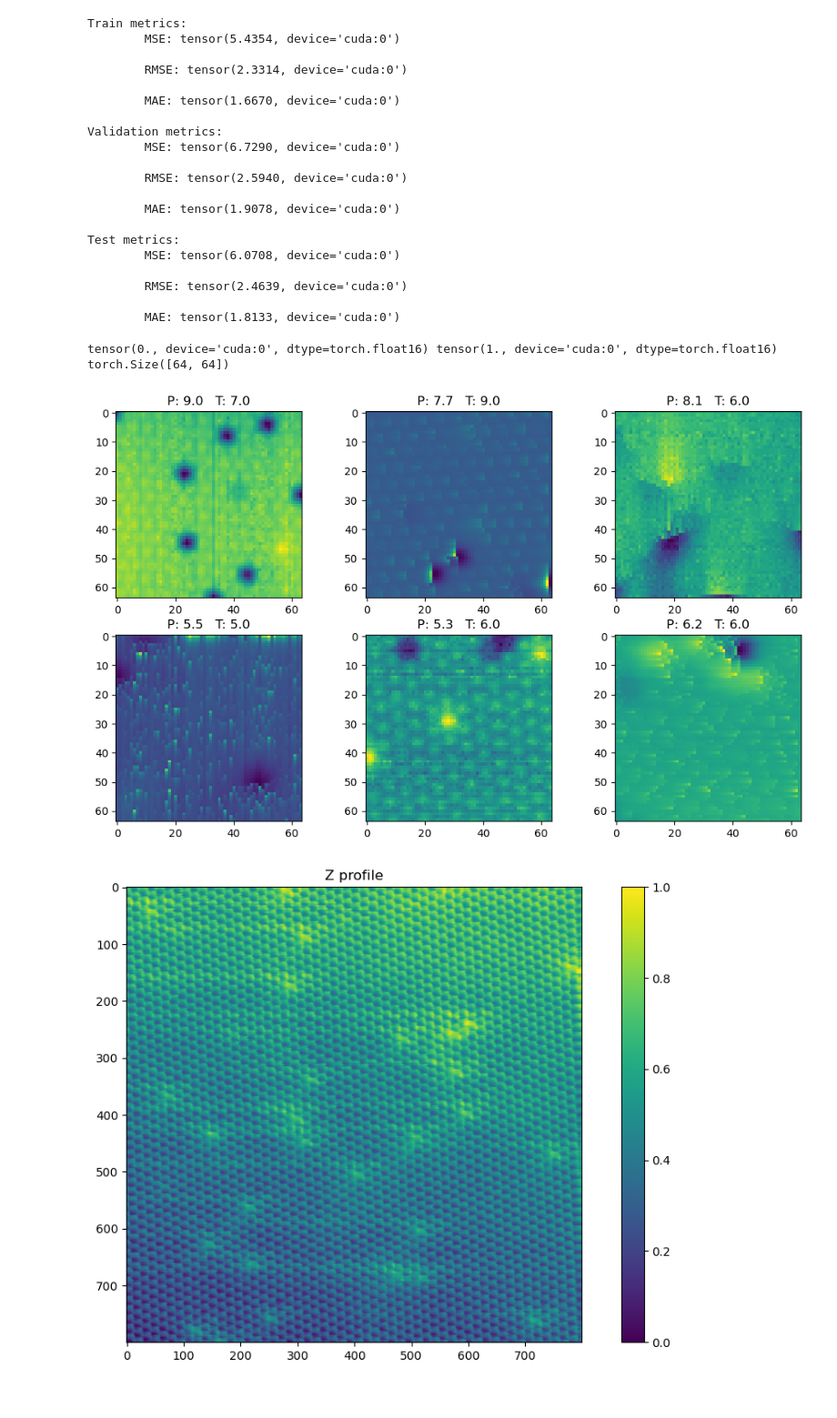
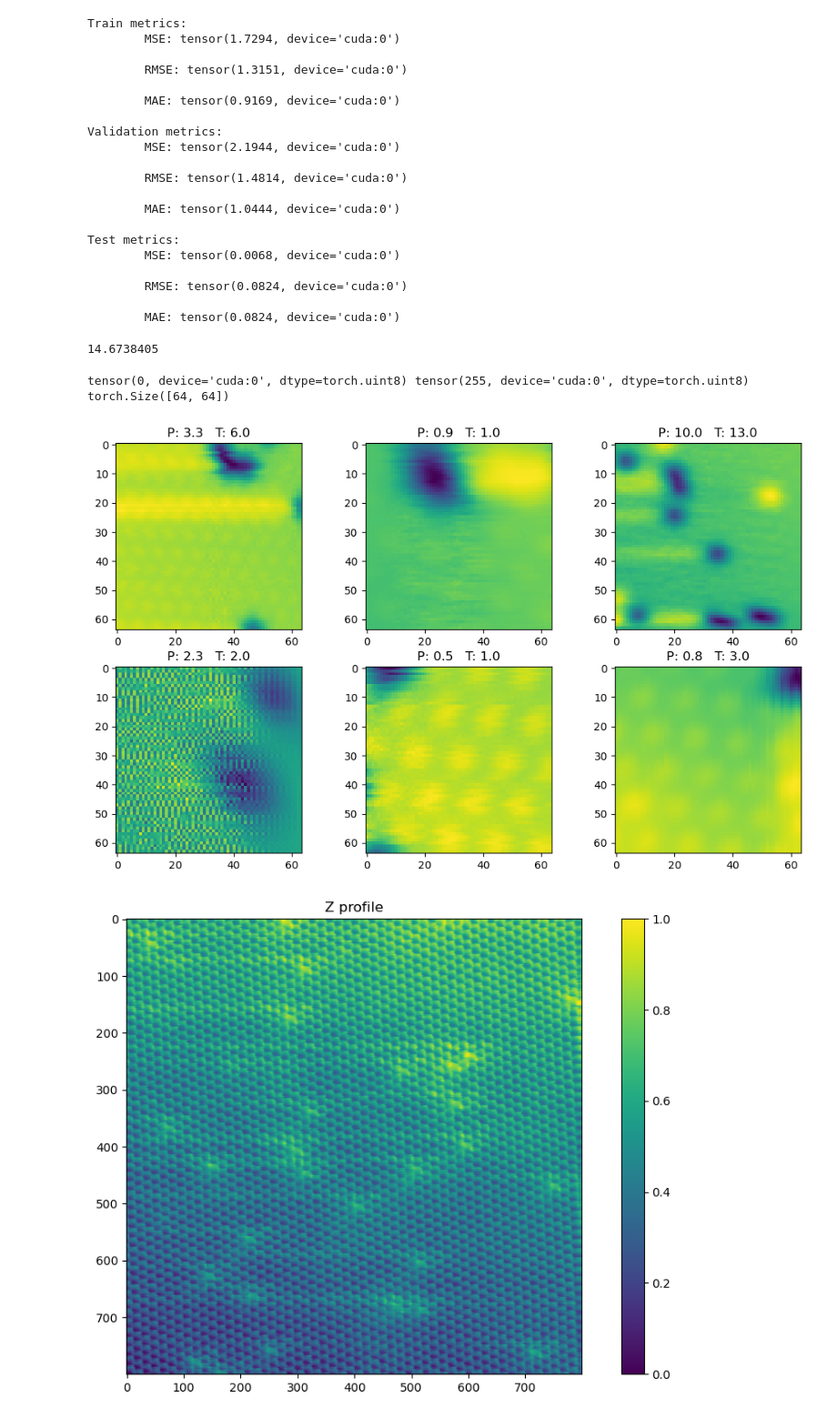
Before and after one commit to luzny274/Synthetic-STM-Imaging, a Jupyter notebook: Machine Learning/ResNet.ipynb, the cells around one changed output. Shown: that part at 91% size. Saved outputs shown, nothing was run; the diff lists cells and outputs as text; code cells hidden in the pictures.

```diff
--- a/Machine Learning/ResNet.ipynb
+++ b/Machine Learning/ResNet.ipynb
@@ -2,6 +2,7 @@
 
 import ctypes
 ctypes.CDLL("libiomp5md.dll", mode=ctypes.RTLD_GLOBAL)
+
 import torch
 import torchvision
 import torch.nn as nn
@@ -9,16 +10,36 @@ import torch.nn.functional as F
 import torch.optim as optim
 import torch.optim.lr_scheduler as lr_scheduler
 
-import numpy as np
 import copy
 import time
 
 import pytorch_utils
 import dataset_utils
 
+import numpy as np
+
+def one_hot(arr, n_classes):
+    encoded = np.zeros((arr.shape[0], n_classes))
+    encoded[np.arange(arr.shape[0]), arr.astype(int)] = 1
+    return encoded
+
+print("Loading npz dataset file...")
+npz_file = np.load("WSe2_dataset.npz", allow_pickle = True)
+X  = npz_file["X"]
+Y1 = npz_file["Y1"]
+Y2 = npz_file["Y2"]
+Y2 = Y2[:, :, :, :2]
+Y3 = npz_file["Y3"]
+
+print(X.shape, Y1.shape, Y2.shape, Y3.shape)
+print(X.dtype, Y1.dtype, Y2.dtype, Y3.dtype)
+
+Y1 = Y1.astype(np.float32)
+print(Y1.dtype)
+
 print("\nInitializing PyTorch...")
-utils = pytorch_utils.Utils(dataset_utils.MyDataset, 0.8, 0.15, 0.05)
-utils.dataset.select_target("count")
+dataset = dataset_utils.MyDataset(0.9, 0.10, 0.00, X, Y1, True)
+utils = pytorch_utils.Utils(dataset, True)
 
 input_size  = utils.dataset.X.shape[1] * utils.dataset.X.shape[2]
 output_size = utils.dataset.Y.shape[1]
@@ -132,8 +189,8 @@ class ResNet(nn.Module):
 # %%
 params = {'batch_size': 16, 'loss': F.smooth_l1_loss, 'weight_decay': 0, 'epochs': 10, 'lr': 1e-5, 'batch_growth': False, 'l1_reg': 0}
 
-min_lr = 5e-4
-max_lr = 5e-2
+min_lr = 1e-2
+max_lr = 1e-3
 
 model, train_losses, learning_rates, best_lr_ResNet = utils.Learning_Rate_Range_Test(ResNet, min_lr, max_lr, params)
 print("best_lr:", best_lr_ResNet)
@@ -184,6 +241,2 @@ Time to train: 2282.972s         final train loss:1.1911442      final val loss:
 # %%
 torch.save(best_model.state_dict(), "ResNet1.dict")
-# %%
-params = {'batch_size': 16, 'loss': F.smooth_l1_loss, 'weight_decay': 1e-3, 'epochs': 50, 'lr': best_lr_ResNet, 'batch_growth': False, 'l1_reg': 0}
-max_batch_size = 256
-best_model, best_val_loss, final_model, train_losses, val_losses = utils.train_model(ResNet, params, max_batch_size, print_mode=True)
@@ -213,49 +248,53 @@ model = model.cuda()
 utils.dataset.evaluate_model(model, 32)
 # %% [output]
 Train metrics:
-        MSE: tensor(5.4354, device='cuda:0')
+        MSE: tensor(1.7294, device='cuda:0')
 
-        RMSE: tensor(2.3314, device='cuda:0')
+        RMSE: tensor(1.3151, device='cuda:0')
 
-        MAE: tensor(1.6670, device='cuda:0')
+        MAE: tensor(0.9169, device='cuda:0')
 
 Validation metrics:
-        MSE: tensor(6.7290, device='cuda:0')
+        MSE: tensor(2.1944, device='cuda:0')
 
-        RMSE: tensor(2.5940, device='cuda:0')
+        RMSE: tensor(1.4814, device='cuda:0')
 
-        MAE: tensor(1.9078, device='cuda:0')
+        MAE: tensor(1.0444, device='cuda:0')
 
 Test metrics:
-        MSE: tensor(6.0708, device='cuda:0')
+        MSE: tensor(0.0068, device='cuda:0')
 
-        RMSE: tensor(2.4639, device='cuda:0')
+        RMSE: tensor(0.0824, device='cuda:0')
 
-        MAE: tensor(1.8133, device='cuda:0')
+        MAE: tensor(0.0824, device='cuda:0')
+# %%
+print(np.var(utils.dataset.Y_val.cpu().numpy()))
+# %% [output]
+14.6738405
 # %%
 #This function gives the ldos from a model
 import matplotlib.pyplot as plt
 
 model.load_state_dict(torch.load("ResNet1.dict", weights_only=True))
 model = model.cuda()
 #model.eval()
 
-preds = model(utils.dataset.X_test[:6])
+preds = model(utils.dataset.X_val[:6])
 
-print(torch.min(utils.dataset.X_test[0]), torch.max(utils.dataset.X_test[0]))
-print(utils.dataset.X_test[0].shape)
+print(torch.min(utils.dataset.X_val[0]), torch.max(utils.dataset.X_val[0]))
+print(utils.dataset.X_val[0].shape)
 
 plt.figure(figsize=(12, 7))
 import matplotlib.pyplot as plt
 for i in range(6):
     plt.subplot(2, 3, i+1)
-    plt.imshow(utils.dataset.X_test[i].cpu().T)
-    plt.title("P: {:.1f}   T: {}".format(float(preds[i].cpu()), float(utils.dataset.Y_test[i].cpu())))
+    plt.imshow(utils.dataset.X_val[i].cpu().T)
+    plt.title("P: {:.1f}   T: {}".format(float(preds[i].cpu()), float(utils.dataset.Y_val[i].cpu())))
 plt.show()
 # %% [output]
-tensor(0., device='cuda:0', dtype=torch.float16) tensor(1., device='cuda:0', dtype=torch.float16)
+tensor(0, device='cuda:0', dtype=torch.uint8) tensor(255, device='cuda:0', dtype=torch.uint8)
 torch.Size([64, 64])
-[figure, old version]
+[figure, new version]
 # %%
 import struct
 
```
Also changed, not shown: parts of 7 cells of this notebook, 3 other files.
